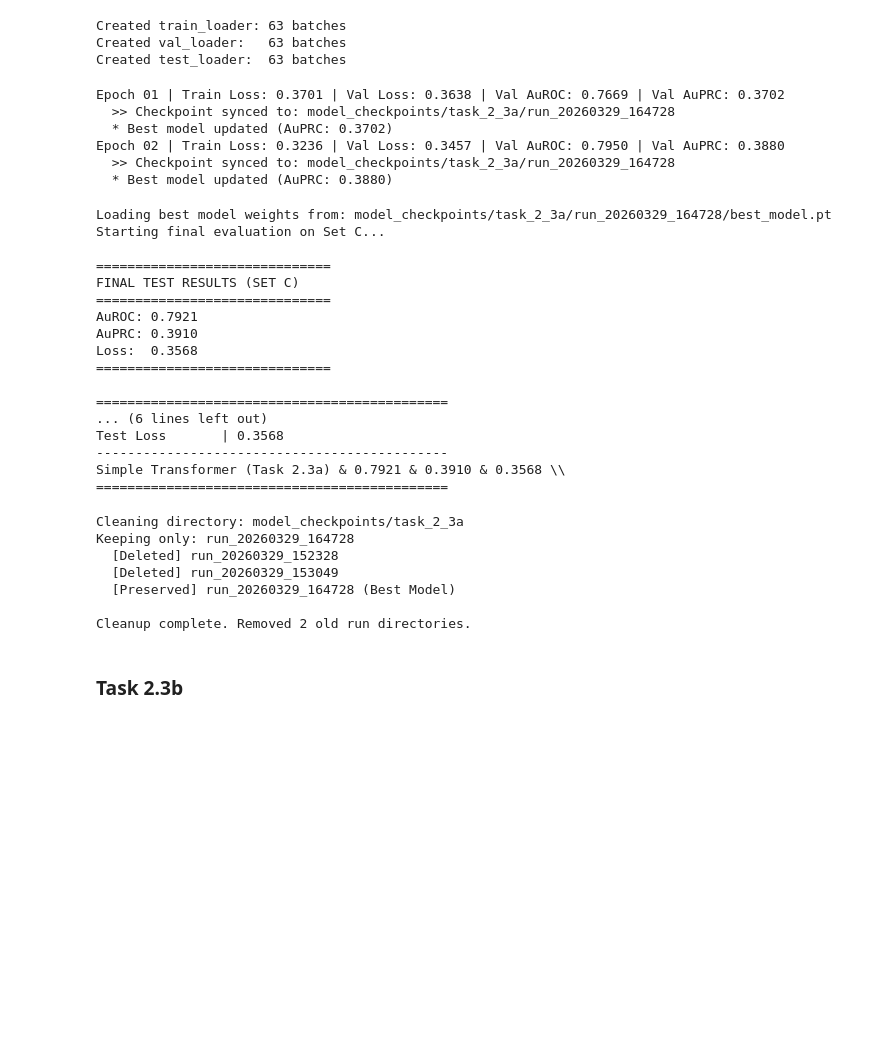
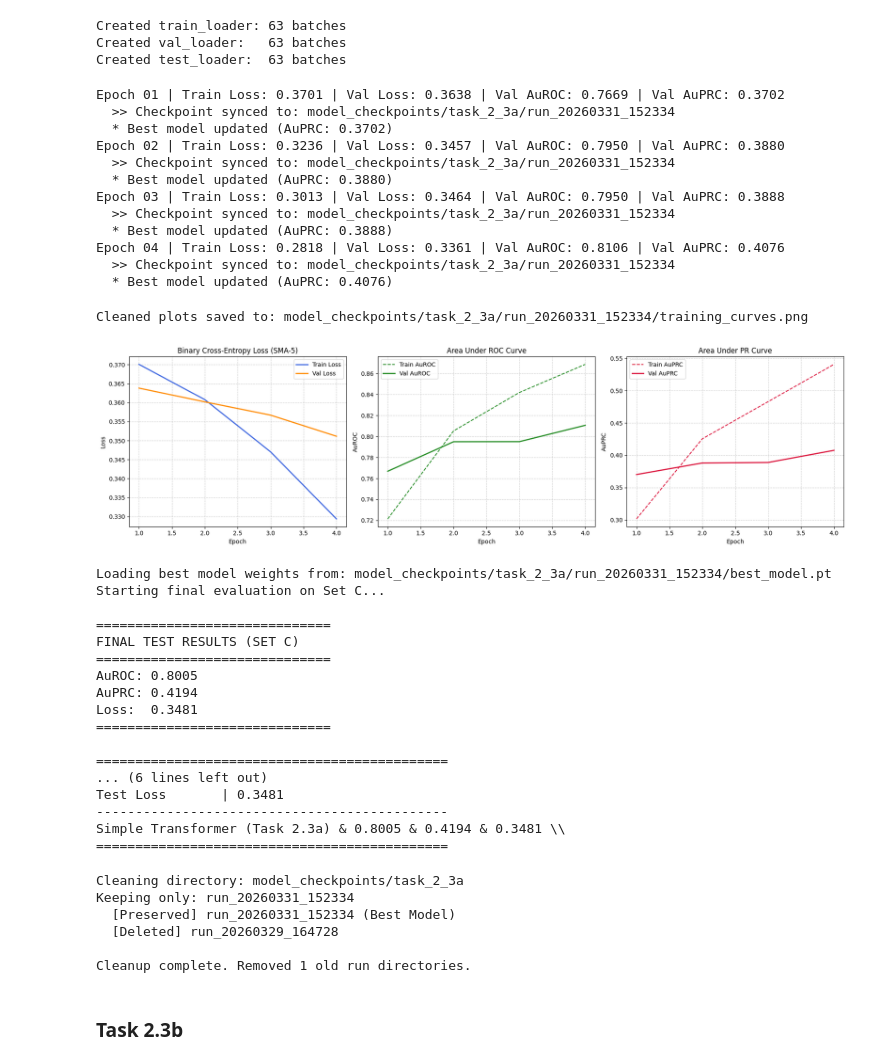
Before and after one commit to lorefrigo/ML4HC_Project1, a Jupyter notebook: Task2.ipynb, the cells around one changed output. Cells and saved outputs as stored; diff of their text form; code cells hidden in the pictures; blank space fills up the shorter version.

```diff
--- a/Task2.ipynb
+++ b/Task2.ipynb
@@ -64,9 +62,11 @@ rnd_generator.manual_seed(SEED)
 PREPROCESSED_DIR = "output/preprocessed_imputed_datasets"
 base_dir_task_2_3a = "model_checkpoints/task_2_3a"
 CLIP = 5.0
+EPOCHS = 4
+BATCH_SIZE = 64
 
-# The notebook only sees the "what", not the "how"
-df_a, FEATURE_COLS = load_and_preprocess_dataset(f"{PREPROCESSED_DIR}/df_a_preprocessed.parquet", "Set A", CLIP)
+
+df_a, FEATURE_COLS = load_and_preprocess_dataset(f"{PREPROCESSED_DIR}/preprocessed_set_a.parquet", "Set A", CLIP)
 df_b, _ = load_and_preprocess_dataset(f"{PREPROCESSED_DIR}/preprocessed_set_b.parquet", "Set B", CLIP)
 df_c, _ = load_and_preprocess_dataset(f"{PREPROCESSED_DIR}/preprocessed_set_c.parquet", "Set C", CLIP)
 # %% [output]
@@ -110,6 +110,12 @@ model = SimpleTransformer(
 ).to(device)
 
 optimizer = torch.optim.AdamW(model.parameters(), lr=1e-3, weight_decay=1e-4)
+scheduler = torch.optim.lr_scheduler.ReduceLROnPlateau(
+        optimizer,
+        mode='min',
+        factor=0.5,
+        patience=2
+    )
 # %%
 results = run_training_pipeline(
     model=model,
@@ -119,18 +125,30 @@ results = run_training_pipeline(
     device=device,
     save_dir=base_dir_task_2_3a,
     epochs=EPOCHS,
+    scheduler=scheduler,
     data_format="dense"
     )
 # %% [output]
 Epoch 01 | Train Loss: 0.3701 | Val Loss: 0.3638 | Val AuROC: 0.7669 | Val AuPRC: 0.3702
-  >> Checkpoint synced to: model_checkpoints/task_2_3a/run_20260329_164728
+  >> Checkpoint synced to: model_checkpoints/task_2_3a/run_20260331_152334
   * Best model updated (AuPRC: 0.3702)
 Epoch 02 | Train Loss: 0.3236 | Val Loss: 0.3457 | Val AuROC: 0.7950 | Val AuPRC: 0.3880
-  >> Checkpoint synced to: model_checkpoints/task_2_3a/run_20260329_164728
+  >> Checkpoint synced to: model_checkpoints/task_2_3a/run_20260331_152334
   * Best model updated (AuPRC: 0.3880)
+Epoch 03 | Train Loss: 0.3013 | Val Loss: 0.3464 | Val AuROC: 0.7950 | Val AuPRC: 0.3888
+  >> Checkpoint synced to: model_checkpoints/task_2_3a/run_20260331_152334
+  * Best model updated (AuPRC: 0.3888)
+Epoch 04 | Train Loss: 0.2818 | Val Loss: 0.3361 | Val AuROC: 0.8106 | Val AuPRC: 0.4076
+  >> Checkpoint synced to: model_checkpoints/task_2_3a/run_20260331_152334
+  * Best model updated (AuPRC: 0.4076)
 # %%
 current_save_dir_2_3a = results["save_dir"]
 current_run_name_2_3a = results["run_name"]
+# %%
+plot_training_results(results["history"], save_path=current_save_dir_2_3a / "training_curves.png")
+# %% [output]
+Cleaned plots saved to: model_checkpoints/task_2_3a/run_20260331_152334/training_curves.png
+[figure, added]
 # %%
 test_results = run_final_test(
     model=model,
@@ -142,34 +160,33 @@ test_results = run_final_test(
 
 report_test_results(test_results, model_name="Simple Transformer (Task 2.3a)")
 # %% [output]
-Loading best model weights from: model_checkpoints/task_2_3a/run_20260329_164728/best_model.pt
+Loading best model weights from: model_checkpoints/task_2_3a/run_20260331_152334/best_model.pt
 Starting final evaluation on Set C...
 
 ==============================
 FINAL TEST RESULTS (SET C)
 ==============================
-AuROC: 0.7921
-AuPRC: 0.3910
-Loss:  0.3568
+AuROC: 0.8005
+AuPRC: 0.4194
+Loss:  0.3481
 ==============================
 
 =============================================
 ... (6 lines left out)
-Test Loss       | 0.3568
+Test Loss       | 0.3481
 ---------------------------------------------
-Simple Transformer (Task 2.3a) & 0.7921 & 0.3910 & 0.3568 \\
+Simple Transformer (Task 2.3a) & 0.8005 & 0.4194 & 0.3481 \\
 =============================================
 # %%
 # Clean checkpoint directory
 clean_checkpoint_dir(base_dir=base_dir_task_2_3a, keep_run_name=current_run_name_2_3a)
 # %% [output]
 Cleaning directory: model_checkpoints/task_2_3a
-Keeping only: run_20260329_164728
-  [Deleted] run_20260329_152328
-  [Deleted] run_20260329_153049
-  [Preserved] run_20260329_164728 (Best Model)
+Keeping only: run_20260331_152334
+  [Preserved] run_20260331_152334 (Best Model)
+  [Deleted] run_20260329_164728
 
-Cleanup complete. Removed 2 old run directories.
+Cleanup complete. Removed 1 old run directories.
 # %% [markdown]
 ### Task 2.3b ###
 # %%
```
Also changed, not shown: parts of 9 cells of this notebook, 33 other files.
